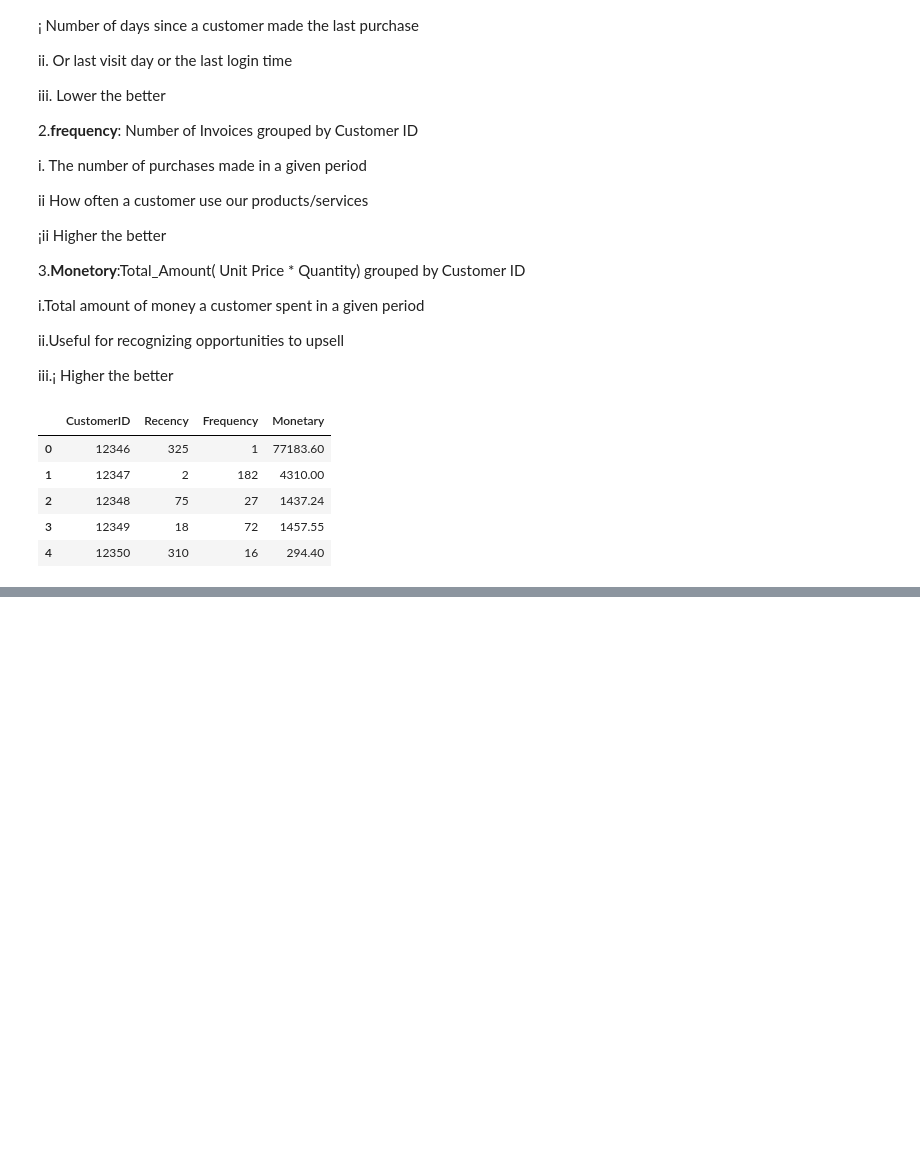
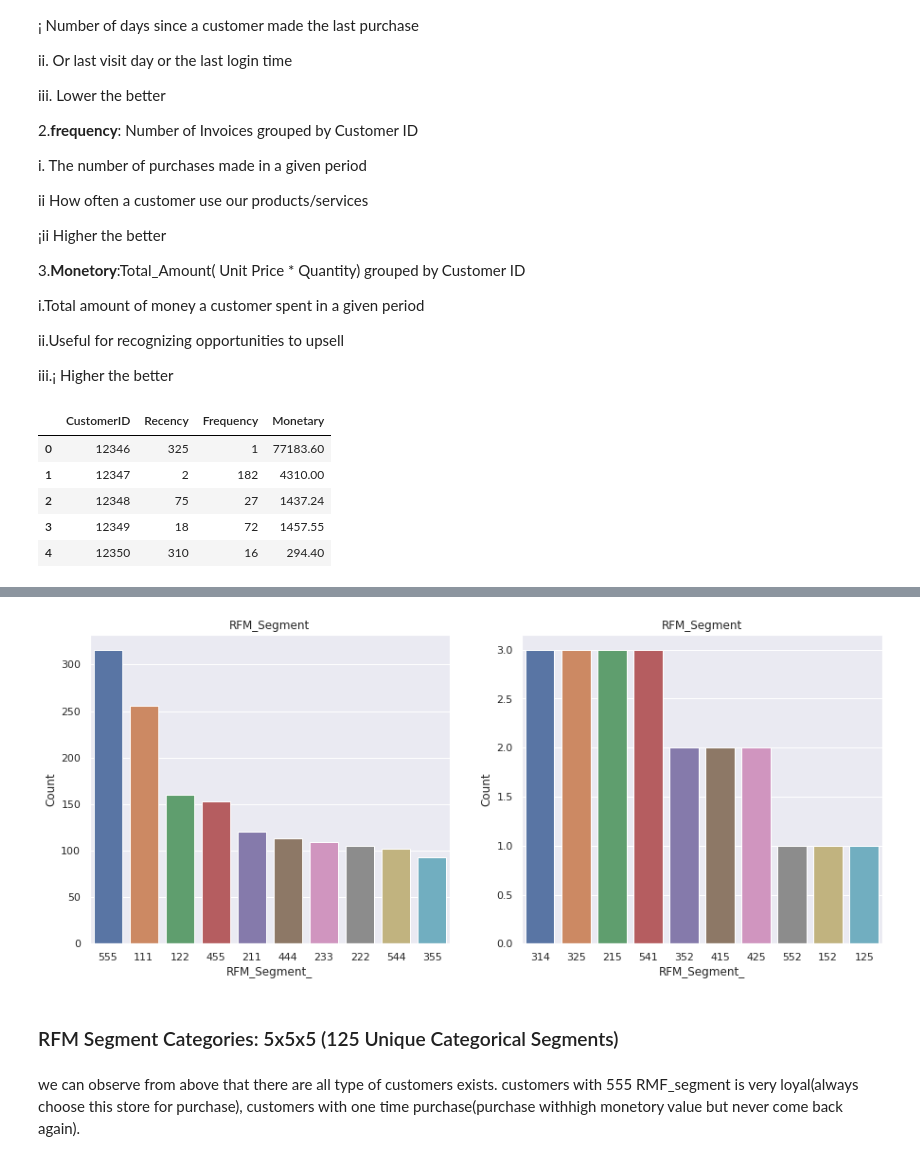
Before and after one commit to pavi-1994/retail_customer_segmentation_capstone_project, a Jupyter notebook: retail_customer_segmentation_capstone_project.ipynb, the cells around one changed output, grey strips where cells are left out. Saved outputs shown, nothing was run; the diff lists cells and outputs as text; code cells hidden in the pictures; blank space fills up the shorter version.

```diff
--- a/retail_customer_segmentation_capstone_project.ipynb
+++ b/retail_customer_segmentation_capstone_project.ipynb
@@ -1058,0 +1046,5 @@ rfm_df.head()
+# %%
+rfm_segment_df=rfm_df['RFM_Segment'].value_counts().reset_index()
+rfm_segment_df.rename(columns={'index': 'RFM_Segment_'}, inplace=True)
+rfm_segment_df.rename(columns={'RFM_Segment': 'Count'}, inplace=True)
+rfm_segment_df.head()
@@ -1058,0 +1058,18 @@ rfm_df.head()
+# %%
+plt.figure(figsize=(15,6))
+plt.subplot(1, 2, 1)
+sns.barplot(x='RFM_Segment_',y='Count',data=rfm_segment_df.head(10))
+plt.title('RFM_Segment')
+
+#distplot
+plt.subplot(1, 2, 2)
+sns.barplot(x='RFM_Segment_',y='Count',data=rfm_segment_df.tail(10))
+plt.title('RFM_Segment')
+
+plt.show()
+# %% [output]
+[figure, added]
+# %% [markdown]
+### RFM Segment Categories: 5x5x5 (125 Unique Categorical Segments)
+# %% [markdown]
+we can observe from above that there are all type of customers exists. customers with 555 RMF_segment is very loyal(always choose this store for purchase), customers with one time purchase(purchase withhigh monetory value but never come back again).
```
Also changed, not shown: parts of 51 cells of this notebook.
